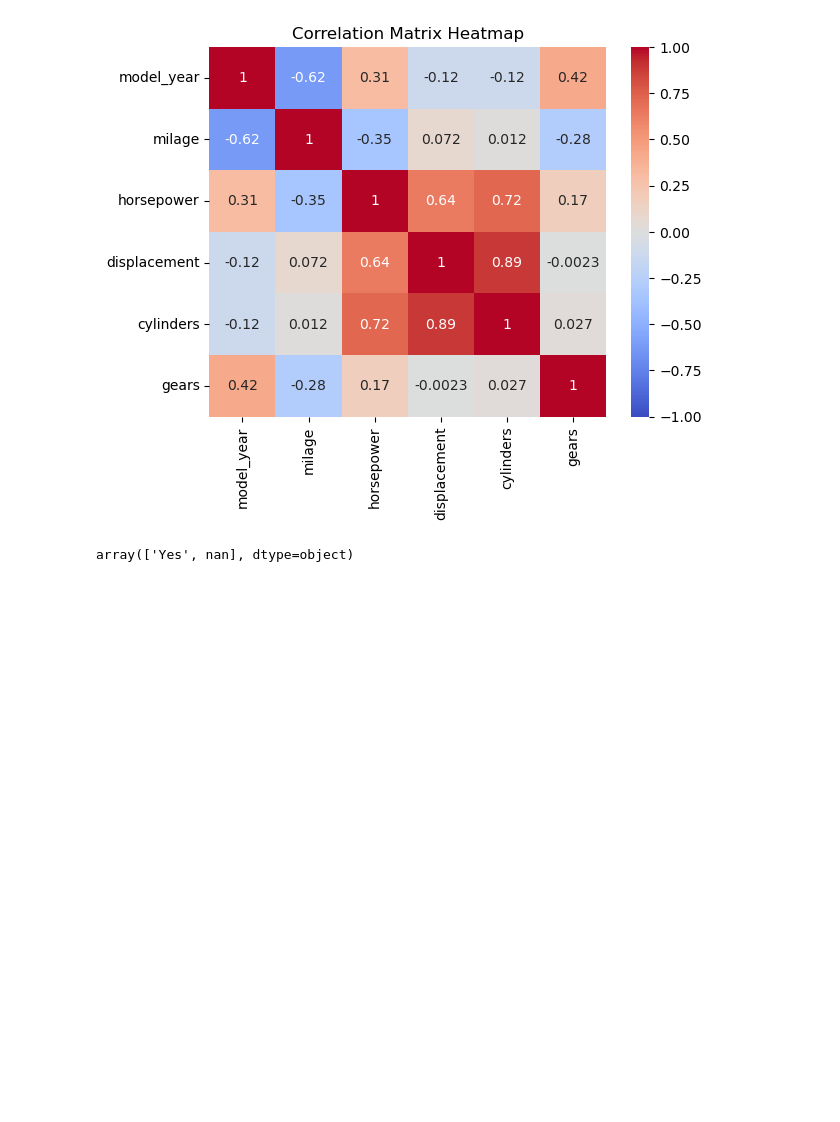
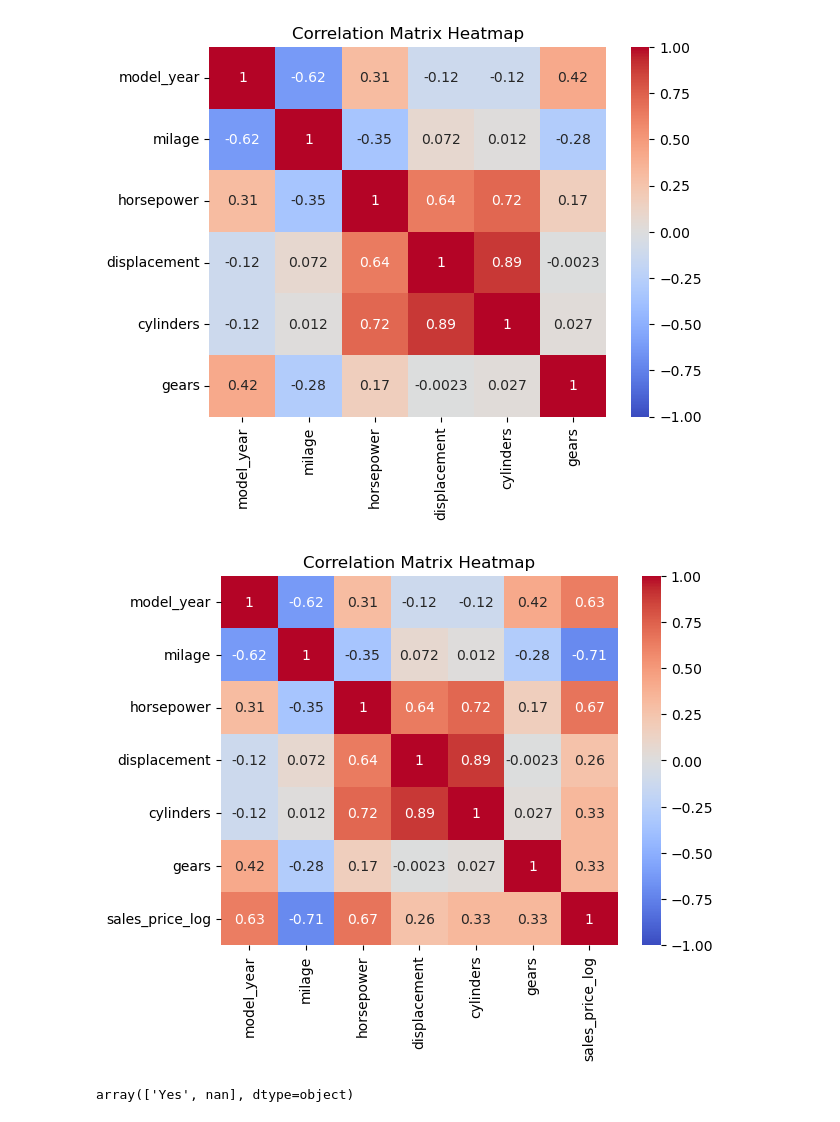
Before and after one commit to lshiyu4210/used_car_price_prediction, a Jupyter notebook: src/cleaning_EDA.ipynb, the cells around one changed output. Saved outputs shown, nothing was run; the diff lists cells and outputs as text; code cells hidden in the pictures; blank space fills up the shorter version.

```diff
--- a/src/cleaning_EDA.ipynb
+++ b/src/cleaning_EDA.ipynb
@@ -409,6 +409,17 @@ plt.savefig('../figures/heatmap.png', format='png', dpi=300, bbox_inches='tight'
 plt.show()
 # %% [output]
 [figure]
+# %%
+import seaborn as sns
+
+numeric_df = used_car.drop(['price'], axis=1).select_dtypes(include=['number'])
+corr_matrix = numeric_df.corr()
+sns.heatmap(corr_matrix, annot=True, cmap='coolwarm', vmin=-1, vmax=1, cbar=True)
+plt.title('Correlation Matrix Heatmap')
+# plt.savefig('../figures/heatmap.png', format='png', dpi=300, bbox_inches='tight')
+plt.show()
+# %% [output]
+[figure, added]
 # %%
 used_car['clean_title'].unique()
 # %% [output]
```
Also changed, not shown: 23 other files.
